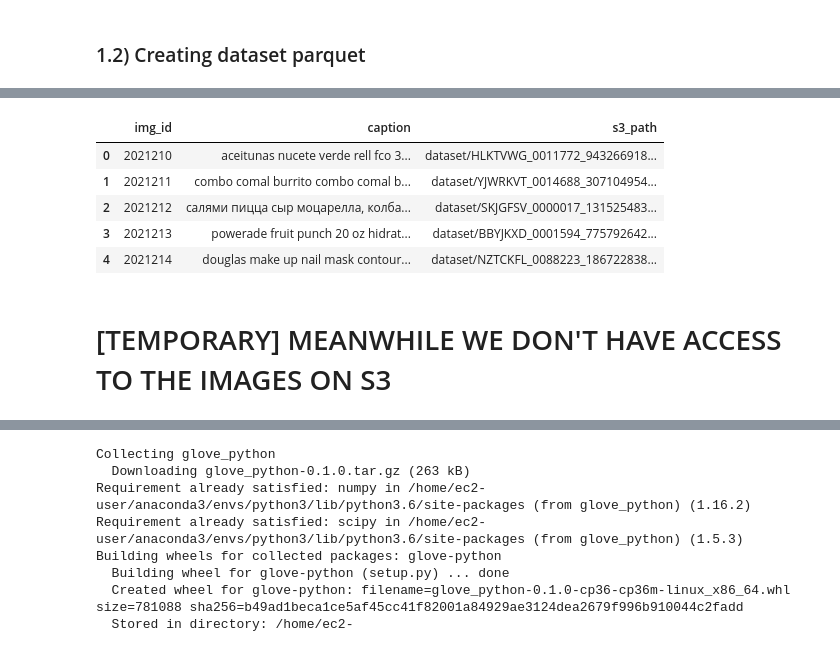
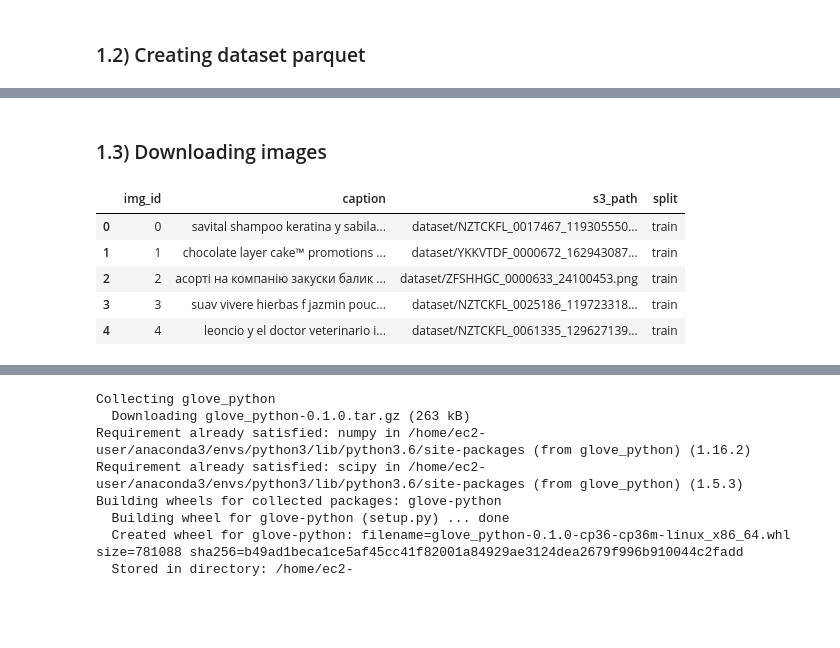
Before and after one commit to DavidAmat/foodi-ml, a Jupyter notebook: notebooks/1_new_preprocess.ipynb, the cells around one changed output, grey strips where cells are left out. Saved outputs shown, nothing was run; the diff lists cells and outputs as text; code cells hidden in the pictures; blank space fills up the shorter version.

```diff
--- a/notebooks/1_new_preprocess.ipynb
+++ b/notebooks/1_new_preprocess.ipynb
@@ -29,3 +19,16 @@ conf = {
+# %%
+PATH_DATA = '/home/ec2-user/SageMaker/data'
+PATH_FOODI = '/home/ec2-user/SageMaker/foodi-ml'
+DATASET_CSV = 'glovo-foodi-ml-dataset.csv'
+
+conf = {
+    "S3_BUCKET": 'glovo-products-dataset-d1c9720d',
+    "S3_KEY_DATASET": DATASET_CSV,
+    "LOCAL_RAW_DATASET": os.path.join(PATH_DATA, DATASET_CSV),
+    "LOCAL_DATASET": os.path.join(PATH_DATA, 'samples'),
+    "LOCAL_IMAGES": os.path.join(PATH_DATA, 'images'),
+    "LOCAL_VOCAB": os.path.join(PATH_FOODI, '.vocab_cache/foodiml_vocab.json'),
+}
 # %% [markdown]
 # AWS
 # %%
@@ -60,7 +46,7 @@ ClientError: An error occurred (403) when calling the HeadObject operation: Forb
 # %% [markdown]
 # Read all samples
 # %%
-samples = pd.read_csv(os.path.join(conf['pth_samples_csv']))
+samples = pd.read_csv(os.path.join(conf['LOCAL_RAW_DATASET']))
 # %% [markdown]
 ## 1) Create sentences
 # %%
@@ -132,0 +112,2 @@ final_samples.to_parquet(
+# %% [markdown]
+### 1.3) Downloading images
@@ -133,11 +121,12 @@ final_samples.to_parquet(
+# %%
+# TODO: change to all images (remove head)
+img_samples = final_samples.head(1000)
 # %%
-valid_samples.head()
+img_samples.head()
 # %% [output]
-|  | img_id | caption | s3_path |
-| 0 | 2021210 | aceitunas nucete verde rell fco 3... | dataset/HLKTVWG_0011772_943266918... |
-| 1 | 2021211 | combo comal burrito combo comal b... | dataset/YJWRKVT_0014688_307104954... |
-| 2 | 2021212 | салями пицца сыр моцарелла, колба... | dataset/SKJGFSV_0000017_131525483... |
-| 3 | 2021213 | powerade fruit punch 20 oz hidrat... | dataset/BBYJKXD_0001594_775792642... |
-| 4 | 2021214 | douglas make up nail mask contour... | dataset/NZTCKFL_0088223_186722838... |
+|  | img_id | caption | s3_path | split |
+| 0 | 0 | savital shampoo keratina y sabila... | dataset/NZTCKFL_0017467_119305550... | train |
+| 1 | 1 | chocolate layer cake™ promotions ... | dataset/YKKVTDF_0000672_162943087... | train |
+| 2 | 2 | асорті на компанію закуски балик ... | dataset/ZFSHHGC_0000633_24100453.png | train |
+| 3 | 3 | suav vivere hierbas f jazmin pouc... | dataset/NZTCKFL_0025186_119723318... | train |
+| 4 | 4 | leoncio y el doctor veterinario i... | dataset/NZTCKFL_0061335_129627139... | train |
-# %% [markdown]
-# [TEMPORARY] MEANWHILE WE DON'T HAVE ACCESS TO THE IMAGES ON S3
```
Also changed, not shown: parts of 40 cells of this notebook, 4 other files.
